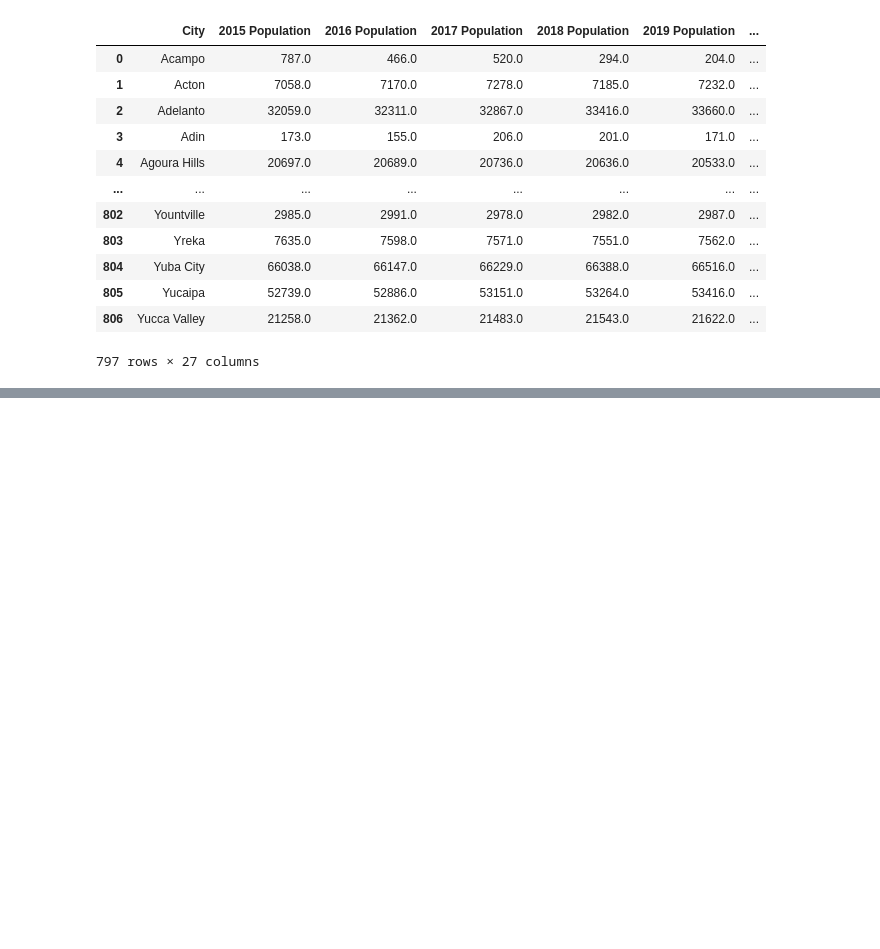
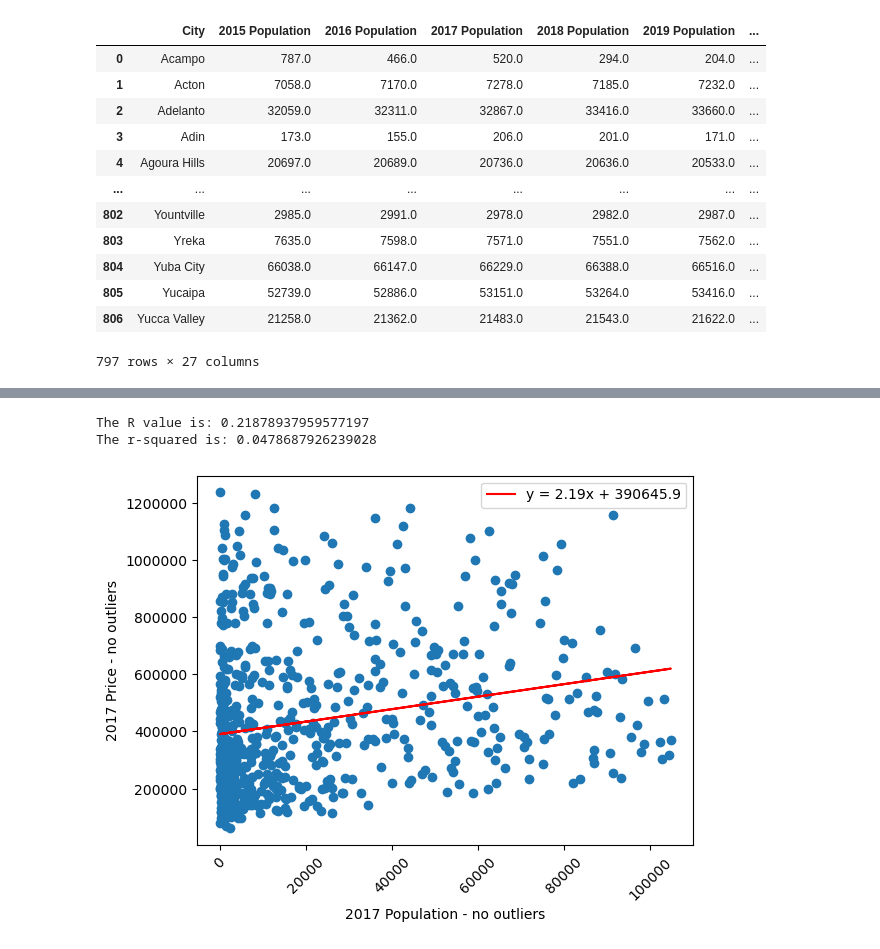
Before and after one commit to eshih22/team_project_1, a Jupyter notebook: Population Analysis.ipynb, the cells around one changed output, grey strips where cells are left out. Cells and saved outputs as stored; diff of their text form; code cells hidden in the pictures; blank space fills up the shorter version.

```diff
--- a/Population Analysis.ipynb
+++ b/Population Analysis.ipynb
@@ -352,0 +389,12 @@ The r-squared is: 0.0050922009203388146
+# %%
+no_outliers_df = remove_outliers(no_nulls_df, '2017 Population')
+no_outliers_df = remove_outliers(no_outliers_df, '2017 Price')
+
+x_data = no_outliers_df['2017 Population']
+y_data = no_outliers_df['2017 Price']
+
+plot_linear_regression(x_data,y_data, "2017 Population - no outliers","2017 Price - no outliers")
+# %% [output]
+The R value is: 0.21878937959577197
+The r-squared is: 0.0478687926239028
+[figure, added]
```
Also changed, not shown: parts of 33 cells of this notebook, 22 other files.
